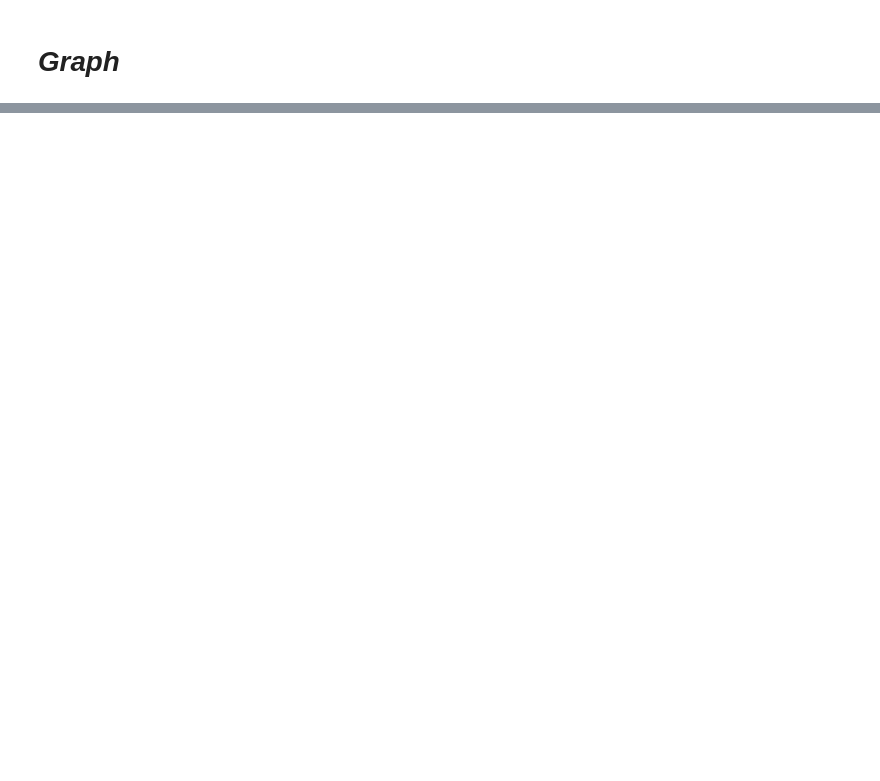
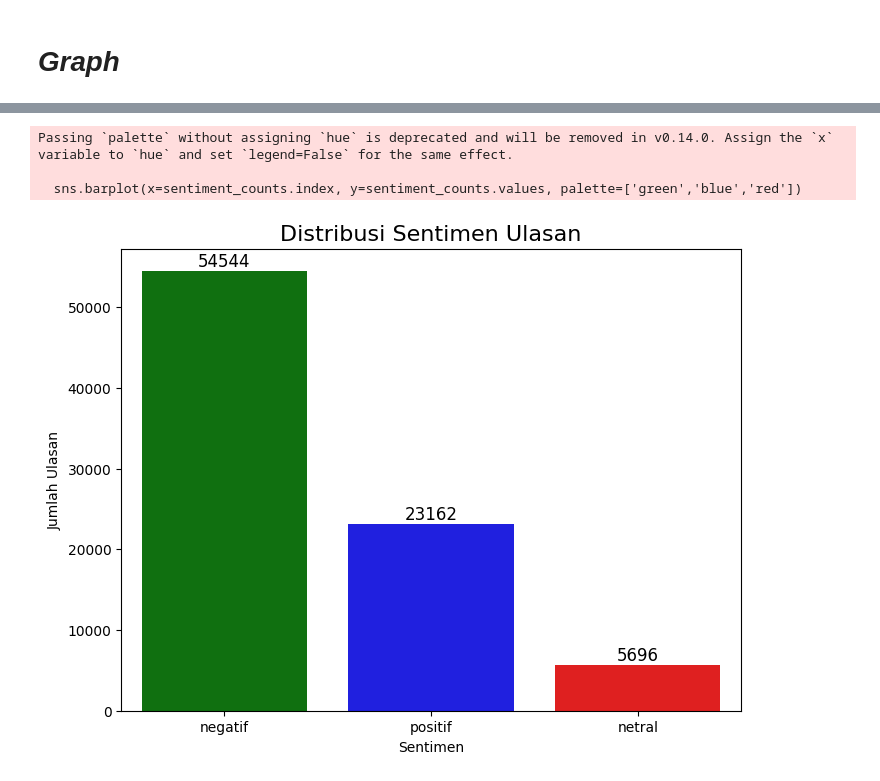
Before and after one commit to imadeardanabapeten/Analisis-Sentimen-Aplikasi-Access-by-KAI, a Jupyter notebook: Analisis_Sentimen_Access_by_KAI.ipynb, the cells around one changed output, grey strips where cells are left out. Drawn from its saved outputs; the diff is of its cells as text; code cells hidden in the pictures; blank space fills up the shorter version.

```diff
--- a/Analisis_Sentimen_Access_by_KAI.ipynb
+++ b/Analisis_Sentimen_Access_by_KAI.ipynb
@@ -648,0 +678,21 @@ plt.show()
+# %%
+import matplotlib.pyplot as plt
+import seaborn as sns
+
+# Hitung jumlah ulasan per sentimen
+sentiment_counts = df_prep['sentiment'].value_counts()
+
+# Buat bar chart
+plt.figure(figsize=(8,6))
+sns.barplot(x=sentiment_counts.index, y=sentiment_counts.values, palette=['green','blue','red'])
+plt.title('Distribusi Sentimen Ulasan', fontsize=16)
+plt.xlabel('Sentimen')
+plt.ylabel('Jumlah Ulasan')
+for i, v in enumerate(sentiment_counts.values):
+    plt.text(i, v + 500, str(v), ha='center', fontsize=12)  # menambahkan angka di atas batang
+plt.show()
+# %% [output]
+Passing `palette` without assigning `hue` is deprecated and will be removed in v0.14.0. Assign the `x` variable to `hue` and set `legend=False` for the same effect.
+
+  sns.barplot(x=sentiment_counts.index, y=sentiment_counts.values, palette=['green','blue','red'])
+[figure, added]
```
Also changed, not shown: parts of 14 cells of this notebook.
